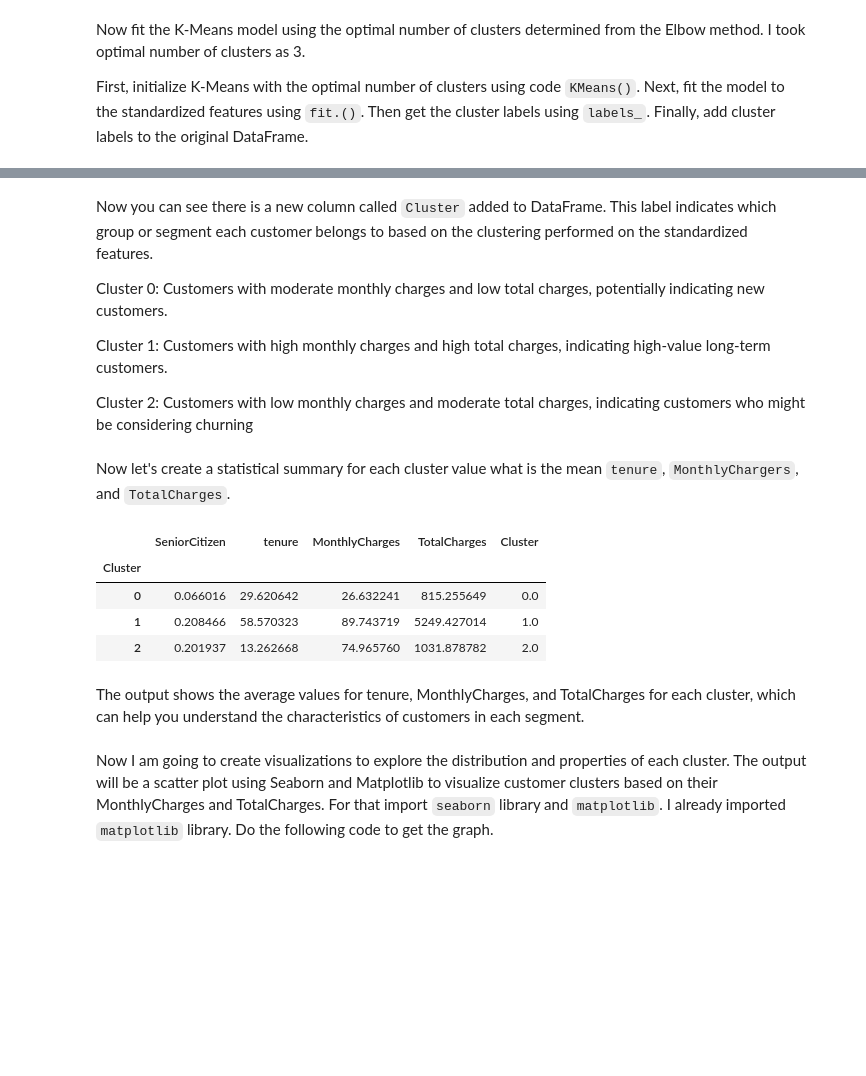
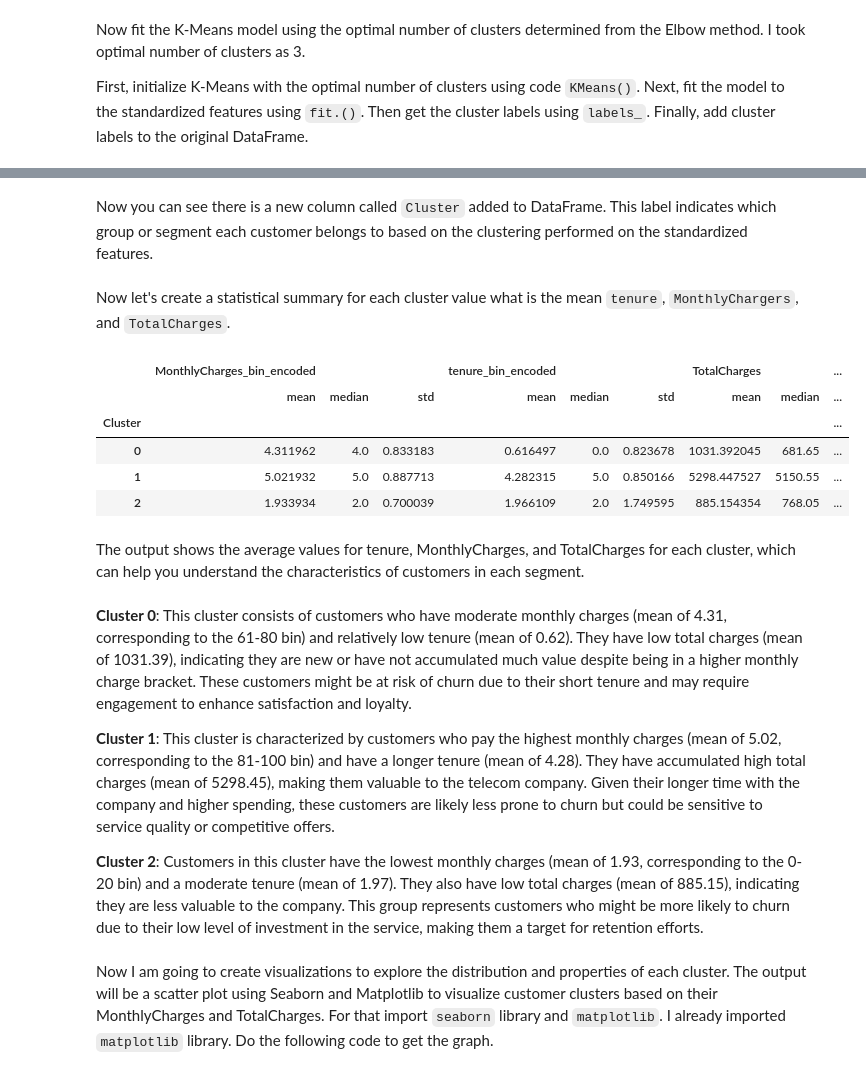
Before and after one commit to kishon45229/Customer-Churn-Prediction-in-Telecom-Industry, a Jupyter notebook: Data_Preprocessing_(Part_I).ipynb, the cells around one changed output, grey strips where cells are left out. Drawn from its saved outputs; the diff is of its cells as text; code cells hidden in the pictures; blank space fills up the shorter version.

```diff
--- a/Data_Preprocessing_(Part_I).ipynb
+++ b/Data_Preprocessing_(Part_I).ipynb
@@ -293,26 +312,30 @@ df
 # %% [markdown]
 Now you can see there is a new column called `Cluster` added to DataFrame. This label indicates which group or segment each customer belongs to based on the clustering performed on the standardized features.
-
-Cluster 0: Customers with moderate monthly charges and low total charges, potentially indicating new customers.
-
-Cluster 1: Customers with high monthly charges and high total charges, indicating high-value long-term customers.
-
-Cluster 2: Customers with low monthly charges and moderate total charges, indicating customers who might be considering churning
 # %% [markdown]
 Now let's create a statistical summary for each cluster value what is the mean `tenure`, `MonthlyChargers`, and `TotalCharges`.
-# %%
-numeric_columns = df.select_dtypes(include=[np.number]).columns
-cluster_summary = df.groupby('Cluster')[numeric_columns].mean()
-
-cluster_summary
-# %% [output]
-|  | SeniorCitizen | tenure | MonthlyCharges | TotalCharges | Cluster |
-| Cluster |  |  |  |  |  |
-| 0 | 0.066016 | 29.620642 | 26.632241 | 815.255649 | 0.0 |
-| 1 | 0.208466 | 58.570323 | 89.743719 | 5249.427014 | 1.0 |
-| 2 | 0.201937 | 13.262668 | 74.965760 | 1031.878782 | 2.0 |
+# %%
+cluster_summary = df.groupby('Cluster').agg({
+    'MonthlyCharges_bin_encoded': ['mean', 'median', 'std'],
+    'tenure_bin_encoded': ['mean', 'median', 'std'],
+    'TotalCharges': ['mean', 'median', 'std']
+})
+
+cluster_summary
+# %% [output]
+|  | MonthlyCharges_bin_encoded |  |  | tenure_bin_encoded |  |  | TotalCharges |  | ... |
+|  | mean | median | std | mean | median | std | mean | median | ... |
+| Cluster |  |  |  |  |  |  |  |  | ... |
+| 0 | 4.311962 | 4.0 | 0.833183 | 0.616497 | 0.0 | 0.823678 | 1031.392045 | 681.65 | ... |
+| 1 | 5.021932 | 5.0 | 0.887713 | 4.282315 | 5.0 | 0.850166 | 5298.447527 | 5150.55 | ... |
+| 2 | 1.933934 | 2.0 | 0.700039 | 1.966109 | 2.0 | 1.749595 | 885.154354 | 768.05 | ... |
 # %% [markdown]
 The output shows the average values for tenure, MonthlyCharges, and TotalCharges for each cluster, which can help you understand the characteristics of customers in each segment.
+# %% [markdown]
+**Cluster 0**: This cluster consists of customers who have moderate monthly charges (mean of 4.31, corresponding to the 61-80 bin) and relatively low tenure (mean of 0.62). They have low total charges (mean of 1031.39), indicating they are new or have not accumulated much value despite being in a higher monthly charge bracket. These customers might be at risk of churn due to their short tenure and may require engagement to enhance satisfaction and loyalty.
+
+**Cluster 1**: This cluster is characterized by customers who pay the highest monthly charges (mean of 5.02, corresponding to the 81-100 bin) and have a longer tenure (mean of 4.28). They have accumulated high total charges (mean of 5298.45), making them valuable to the telecom company. Given their longer time with the company and higher spending, these customers are likely less prone to churn but could be sensitive to service quality or competitive offers.
+
+**Cluster 2**: Customers in this cluster have the lowest monthly charges (mean of 1.93, corresponding to the 0-20 bin) and a moderate tenure (mean of 1.97). They also have low total charges (mean of 885.15), indicating they are less valuable to the company. This group represents customers who might be more likely to churn due to their low level of investment in the service, making them a target for retention efforts.
 # %% [markdown]
 Now I am going to create visualizations to explore the distribution and properties of each cluster. The output will be a scatter plot using Seaborn and Matplotlib to visualize customer clusters based on their MonthlyCharges and TotalCharges. For that import `seaborn` library and `matplotlib`. I already imported `matplotlib` library. Do the following code to get the graph.
 # %%
```
Also changed, not shown: parts of 11 cells of this notebook.
